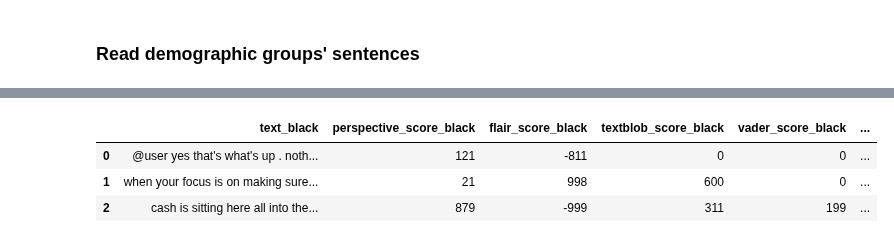
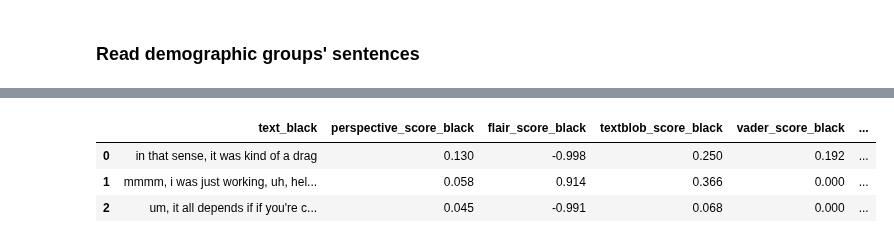
Before and after one commit to Guilherme26/dissertation, a Jupyter notebook: notebooks/pipelines/07-analysis/youtube/07-3-analyze-wmd.ipynb, the cells around one changed output, grey strips where cells are left out. Saved outputs shown, nothing was run; the diff lists cells and outputs as text; code cells hidden in the pictures.

```diff
--- a/notebooks/pipelines/07-analysis/youtube/07-3-analyze-wmd.ipynb
+++ b/notebooks/pipelines/07-analysis/youtube/07-3-analyze-wmd.ipynb
@@ -18,18 +24,12 @@ sns.set()
 # %% [markdown]
 ### Read demographic groups' sentences
 # %%
-# input_path = AbsolutePathBuilder.get_path(
-#     f"07_coraal_vs_buckeye_wmd",
-#     filepaths="../../../../config/filepaths.yaml"
-# )
-
-# input_path = AbsolutePathBuilder.get_path(
-#     f"07_youtube_wmd",
-#     filepaths="../../../../config/filepaths.yaml"
-# )
+dataset = "buckeye_vs_coraal"
+# dataset = "youtube"
+# dataset = "twitter"
 
 input_path = AbsolutePathBuilder.get_path(
-    f"07_twitter_wmd",
+    f"07_{dataset}_wmd",
     filepaths="../../../../config/filepaths.yaml"
 )
 # %%
@@ -65,13 +65,14 @@ plt.show()
 # %%
 score_cols = [col for col in df.columns if "score" in col] + ["wmd"]
 
+df = df.dropna().reset_index(drop=True)
 df.loc[:, score_cols] = df.loc[:, score_cols] * 1000
-df = df.dropna().reset_index(drop=True)
 df.loc[:, score_cols] = df.loc[:, score_cols].astype(int)
+df.loc[:, score_cols] = df.loc[:, score_cols] / 1000
 
 df.head(3)
 # %% [output]
 |  | text_black | perspective_score_black | flair_score_black | textblob_score_black | vader_score_black | ... |
-| 0 | @user yes that's what's up . noth... | 121 | -811 | 0 | 0 | ... |
-| 1 | when your focus is on making sure... | 21 | 998 | 600 | 0 | ... |
-| 2 | cash is sitting here all into the... | 879 | -999 | 311 | 199 | ... |
+| 0 | in that sense, it was kind of a drag | 0.130 | -0.998 | 0.250 | 0.192 | ... |
+| 1 | mmmm, i was just working, uh, hel... | 0.058 | 0.914 | 0.366 | 0.000 | ... |
+| 2 | um, it all depends if if you're c... | 0.045 | -0.991 | 0.068 | 0.000 | ... |
```
Also changed, not shown: parts of 5 cells of this notebook, 5 other files.
